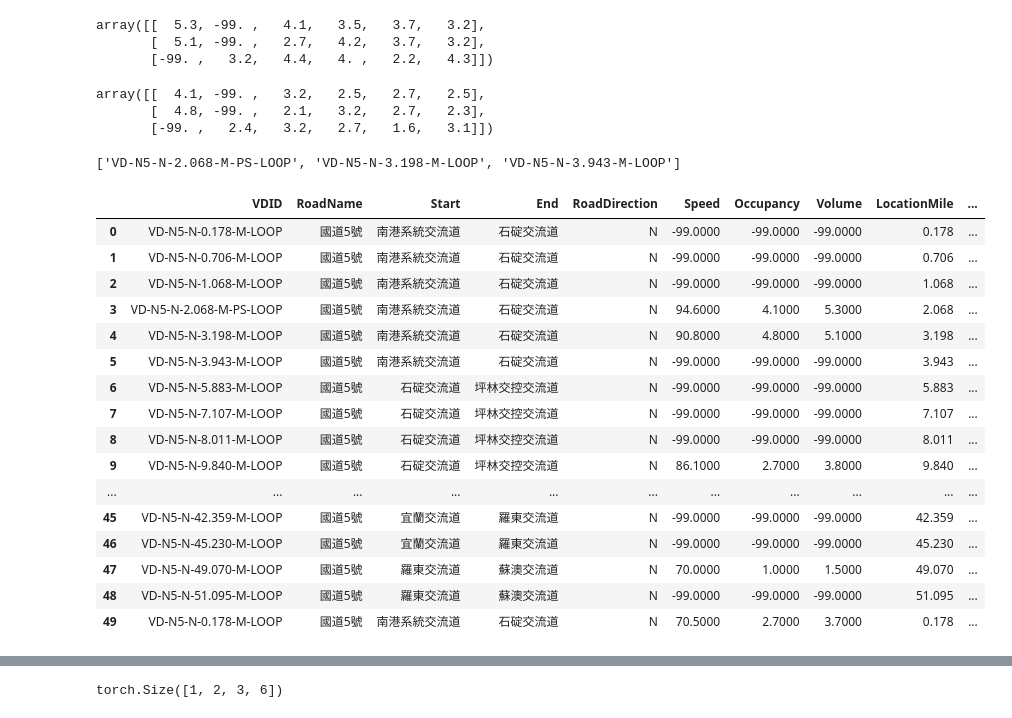
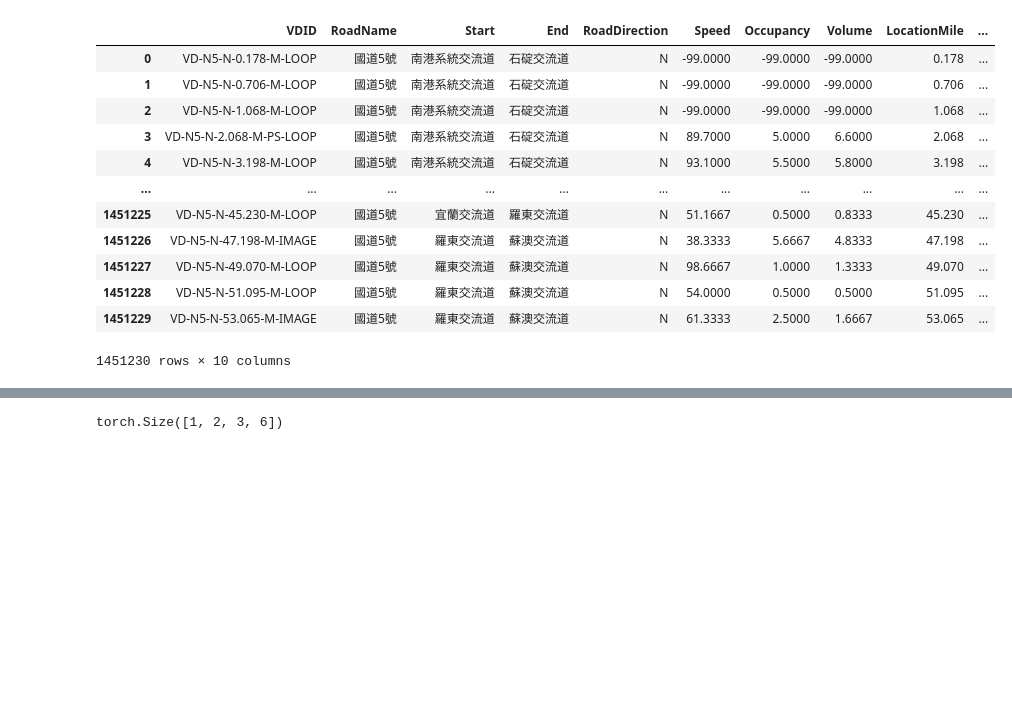
Before and after one commit to chhuang17/hwyTrafficPred, a Jupyter notebook: createDataset.ipynb, the cells around one changed output, grey strips where cells are left out. Saved outputs shown, nothing was run; the diff lists cells and outputs as text; code cells hidden in the pictures; blank space fills up the shorter version.

```diff
--- a/createDataset.ipynb
+++ b/createDataset.ipynb
@@ -189,37 +362,0 @@ array([[ 94.6, -99. ,  87.3,  89.1,  89.9,  75.3],
-# %%
-vols[0]
-# %% [output]
-array([[  5.3, -99. ,   4.1,   3.5,   3.7,   3.2],
-       [  5.1, -99. ,   2.7,   4.2,   3.7,   3.2],
-       [-99. ,   3.2,   4.4,   4. ,   2.2,   4.3]])
-# %%
-occs[0]
-# %% [output]
-array([[  4.1, -99. ,   3.2,   2.5,   2.7,   2.5],
-       [  4.8, -99. ,   2.1,   3.2,   2.7,   2.3],
-       [-99. ,   2.4,   3.2,   2.7,   1.6,   3.1]])
-# %%
-vdGroups['VD-N5-N-3.198-M-LOOP']
-# %% [output]
-['VD-N5-N-2.068-M-PS-LOOP', 'VD-N5-N-3.198-M-LOOP', 'VD-N5-N-3.943-M-LOOP']
-# %%
-df = feather.read_dataframe('./20230101-20230110.feather').sort_values(by=['RoadDirection','DataCollectTime','LocationMile']).reset_index(drop=True)
-df.head(50)
-# %% [output]
-|  | VDID | RoadName | Start | End | RoadDirection | Speed | Occupancy | Volume | LocationMile | ... |
-| 0 | VD-N5-N-0.178-M-LOOP | 國道5號 | 南港系統交流道 | 石碇交流道 | N | -99.0000 | -99.0000 | -99.0000 | 0.178 | ... |
-| 1 | VD-N5-N-0.706-M-LOOP | 國道5號 | 南港系統交流道 | 石碇交流道 | N | -99.0000 | -99.0000 | -99.0000 | 0.706 | ... |
-| 2 | VD-N5-N-1.068-M-LOOP | 國道5號 | 南港系統交流道 | 石碇交流道 | N | -99.0000 | -99.0000 | -99.0000 | 1.068 | ... |
-| 3 | VD-N5-N-2.068-M-PS-LOOP | 國道5號 | 南港系統交流道 | 石碇交流道 | N | 94.6000 | 4.1000 | 5.3000 | 2.068 | ... |
-| 4 | VD-N5-N-3.198-M-LOOP | 國道5號 | 南港系統交流道 | 石碇交流道 | N | 90.8000 | 4.8000 | 5.1000 | 3.198 | ... |
-| 5 | VD-N5-N-3.943-M-LOOP | 國道5號 | 南港系統交流道 | 石碇交流道 | N | -99.0000 | -99.0000 | -99.0000 | 3.943 | ... |
-| 6 | VD-N5-N-5.883-M-LOOP | 國道5號 | 石碇交流道 | 坪林交控交流道 | N | -99.0000 | -99.0000 | -99.0000 | 5.883 | ... |
-| 7 | VD-N5-N-7.107-M-LOOP | 國道5號 | 石碇交流道 | 坪林交控交流道 | N | -99.0000 | -99.0000 | -99.0000 | 7.107 | ... |
-| 8 | VD-N5-N-8.011-M-LOOP | 國道5號 | 石碇交流道 | 坪林交控交流道 | N | -99.0000 | -99.0000 | -99.0000 | 8.011 | ... |
-| 9 | VD-N5-N-9.840-M-LOOP | 國道5號 | 石碇交流道 | 坪林交控交流道 | N | 86.1000 | 2.7000 | 3.8000 | 9.840 | ... |
-| ... | ... | ... | ... | ... | ... | ... | ... | ... | ... | ... |
-| 45 | VD-N5-N-42.359-M-LOOP | 國道5號 | 宜蘭交流道 | 羅東交流道 | N | -99.0000 | -99.0000 | -99.0000 | 42.359 | ... |
-| 46 | VD-N5-N-45.230-M-LOOP | 國道5號 | 宜蘭交流道 | 羅東交流道 | N | -99.0000 | -99.0000 | -99.0000 | 45.230 | ... |
-| 47 | VD-N5-N-49.070-M-LOOP | 國道5號 | 羅東交流道 | 蘇澳交流道 | N | 70.0000 | 1.0000 | 1.5000 | 49.070 | ... |
-| 48 | VD-N5-N-51.095-M-LOOP | 國道5號 | 羅東交流道 | 蘇澳交流道 | N | -99.0000 | -99.0000 | -99.0000 | 51.095 | ... |
-| 49 | VD-N5-N-0.178-M-LOOP | 國道5號 | 南港系統交流道 | 石碇交流道 | N | 70.5000 | 2.7000 | 3.7000 | 0.178 | ... |
@@ -239,3 +363,19 @@ df.head(50)
+# %%
+northDf
+# %% [output]
+|  | VDID | RoadName | Start | End | RoadDirection | Speed | Occupancy | Volume | LocationMile | ... |
+| 0 | VD-N5-N-0.178-M-LOOP | 國道5號 | 南港系統交流道 | 石碇交流道 | N | -99.0000 | -99.0000 | -99.0000 | 0.178 | ... |
+| 1 | VD-N5-N-0.706-M-LOOP | 國道5號 | 南港系統交流道 | 石碇交流道 | N | -99.0000 | -99.0000 | -99.0000 | 0.706 | ... |
+| 2 | VD-N5-N-1.068-M-LOOP | 國道5號 | 南港系統交流道 | 石碇交流道 | N | -99.0000 | -99.0000 | -99.0000 | 1.068 | ... |
+| 3 | VD-N5-N-2.068-M-PS-LOOP | 國道5號 | 南港系統交流道 | 石碇交流道 | N | 89.7000 | 5.0000 | 6.6000 | 2.068 | ... |
+| 4 | VD-N5-N-3.198-M-LOOP | 國道5號 | 南港系統交流道 | 石碇交流道 | N | 93.1000 | 5.5000 | 5.8000 | 3.198 | ... |
+| ... | ... | ... | ... | ... | ... | ... | ... | ... | ... | ... |
+| 1451225 | VD-N5-N-45.230-M-LOOP | 國道5號 | 宜蘭交流道 | 羅東交流道 | N | 51.1667 | 0.5000 | 0.8333 | 45.230 | ... |
+| 1451226 | VD-N5-N-47.198-M-IMAGE | 國道5號 | 羅東交流道 | 蘇澳交流道 | N | 38.3333 | 5.6667 | 4.8333 | 47.198 | ... |
+| 1451227 | VD-N5-N-49.070-M-LOOP | 國道5號 | 羅東交流道 | 蘇澳交流道 | N | 98.6667 | 1.0000 | 1.3333 | 49.070 | ... |
+| 1451228 | VD-N5-N-51.095-M-LOOP | 國道5號 | 羅東交流道 | 蘇澳交流道 | N | 54.0000 | 0.5000 | 0.5000 | 51.095 | ... |
+| 1451229 | VD-N5-N-53.065-M-IMAGE | 國道5號 | 羅東交流道 | 蘇澳交流道 | N | 61.3333 | 2.5000 | 1.6667 | 53.065 | ... |
+1451230 rows × 10 columns
 # %%
 groupDf = df.sort_values(by=['RoadDirection','DataCollectTime','LocationMile']).reset_index(drop=True)
 groupDf
```
Also changed, not shown: parts of 35 cells of this notebook.
